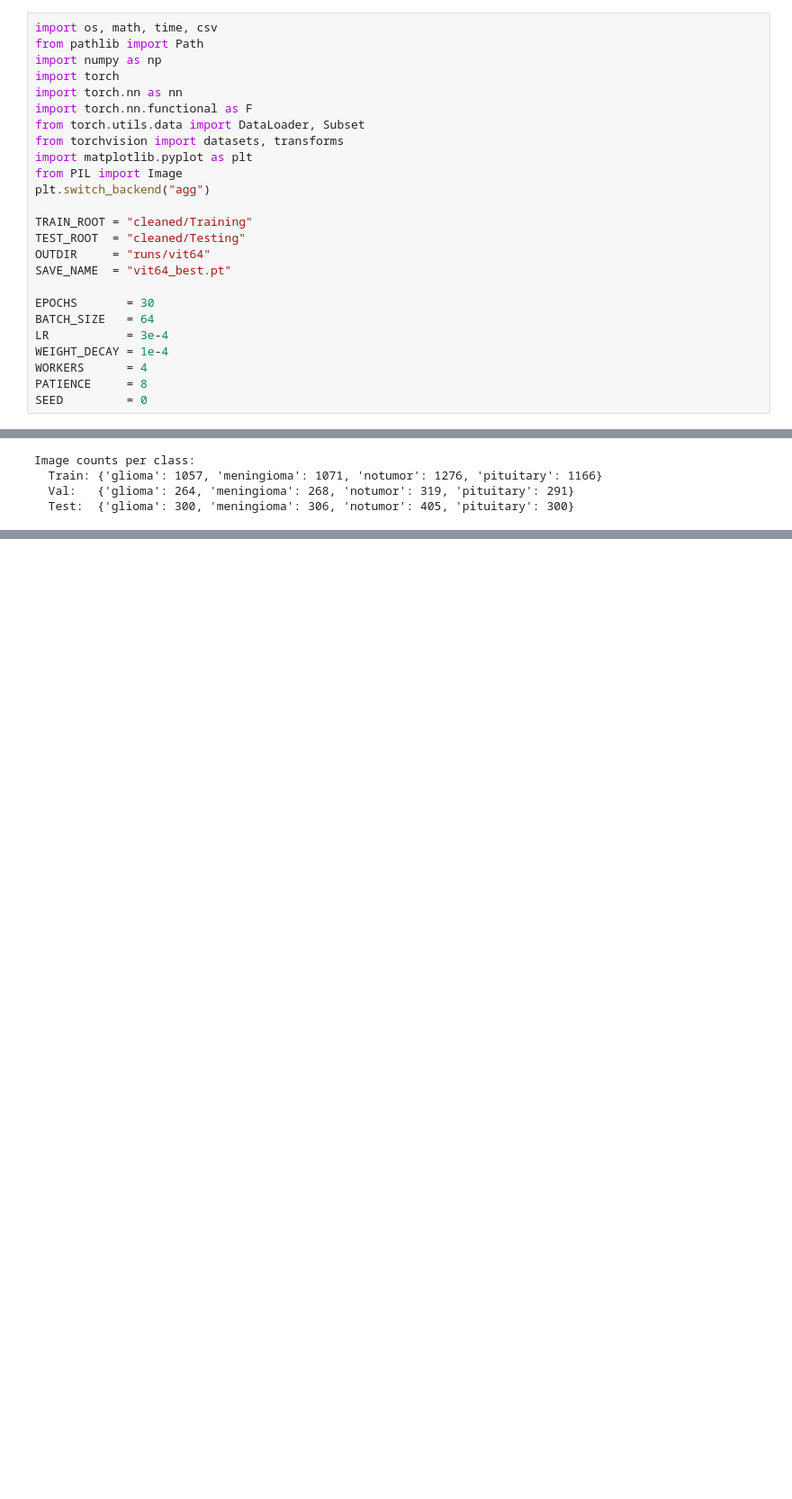
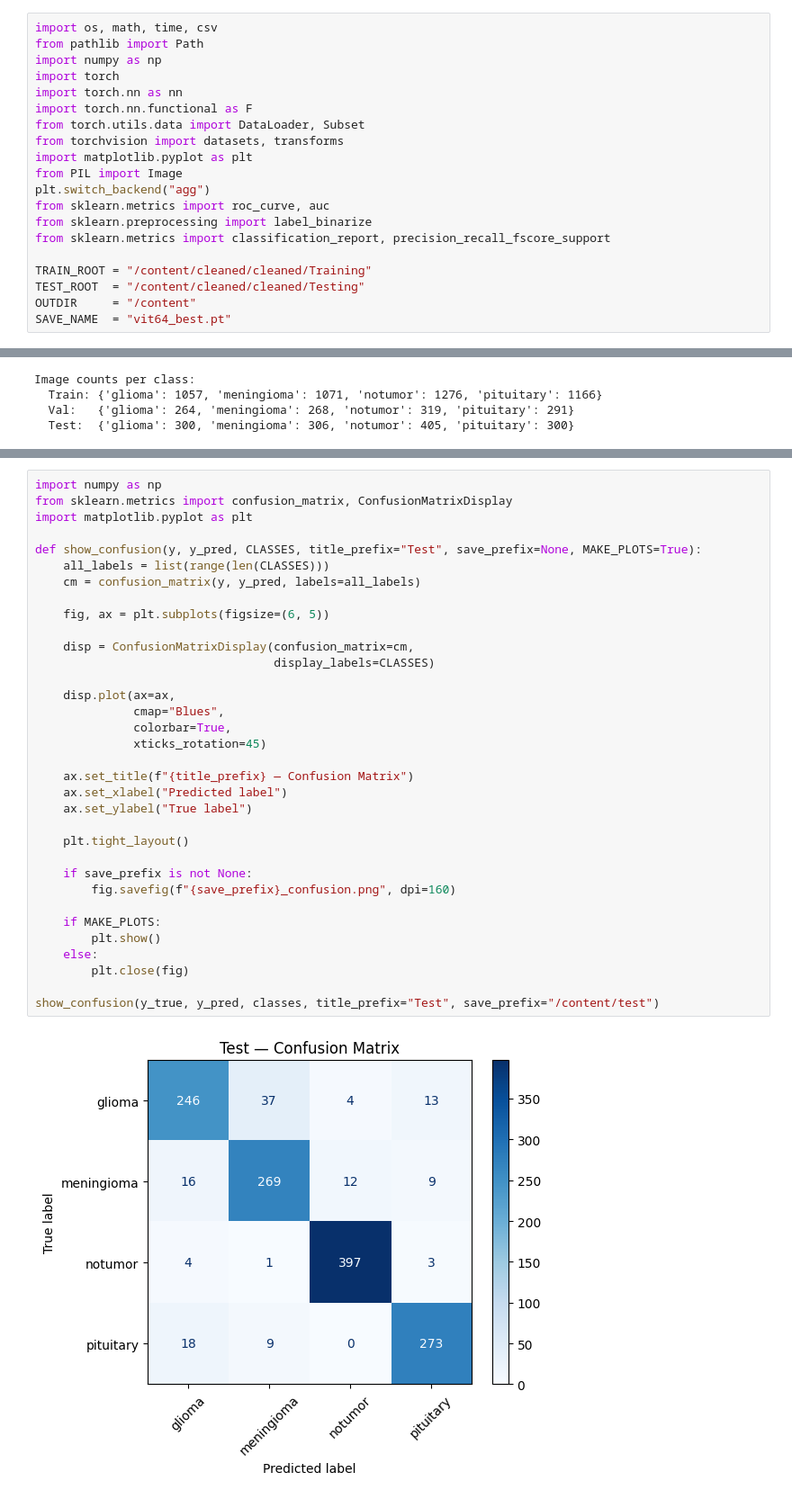
Before and after one commit to jeongroc/Vision-Transformer-MRI-Tumor-Classification, a Jupyter notebook: ViT.ipynb, the cells around one changed output, grey strips where cells are left out. Shown: that part at 90% size. Cells and saved outputs as stored; diff of their text form; blank space fills up the shorter version.

```diff
--- a/ViT.ipynb
+++ b/ViT.ipynb
@@ -10,16 +27,11 @@ from torchvision import datasets, transforms
 import matplotlib.pyplot as plt
 from PIL import Image
 plt.switch_backend("agg")
+from sklearn.metrics import roc_curve, auc
+from sklearn.preprocessing import label_binarize
+from sklearn.metrics import classification_report, precision_recall_fscore_support
 
-TRAIN_ROOT = "cleaned/Training"
-TEST_ROOT  = "cleaned/Testing"
-OUTDIR     = "runs/vit64"
+TRAIN_ROOT = "/content/cleaned/cleaned/Training"
+TEST_ROOT  = "/content/cleaned/cleaned/Testing"
+OUTDIR     = "/content"
 SAVE_NAME  = "vit64_best.pt"
-
-EPOCHS       = 30
-BATCH_SIZE   = 64
-LR           = 3e-4
-WEIGHT_DECAY = 1e-4
-WORKERS      = 4
-PATIENCE     = 8
-SEED         = 0
@@ -305,0 +418,36 @@ Trainable parameters: 1,223,428
+# %%
+import numpy as np
+from sklearn.metrics import confusion_matrix, ConfusionMatrixDisplay
+import matplotlib.pyplot as plt
+
+def show_confusion(y, y_pred, CLASSES, title_prefix="Test", save_prefix=None, MAKE_PLOTS=True):
+    all_labels = list(range(len(CLASSES)))
+    cm = confusion_matrix(y, y_pred, labels=all_labels)
+
+    fig, ax = plt.subplots(figsize=(6, 5))
+
+    disp = ConfusionMatrixDisplay(confusion_matrix=cm,
+                                  display_labels=CLASSES)
+
+    disp.plot(ax=ax,
+              cmap="Blues",
+              colorbar=True,
+              xticks_rotation=45)
+
+    ax.set_title(f"{title_prefix} — Confusion Matrix")
+    ax.set_xlabel("Predicted label")
+    ax.set_ylabel("True label")
+
+    plt.tight_layout()
+
+    if save_prefix is not None:
+        fig.savefig(f"{save_prefix}_confusion.png", dpi=160)
+
+    if MAKE_PLOTS:
+        plt.show()
+    else:
+        plt.close(fig)
+
+show_confusion(y_true, y_pred, classes, title_prefix="Test", save_prefix="/content/test")
+# %% [output]
+[figure, added]
```
Also changed, not shown: parts of 7 cells of this notebook.
